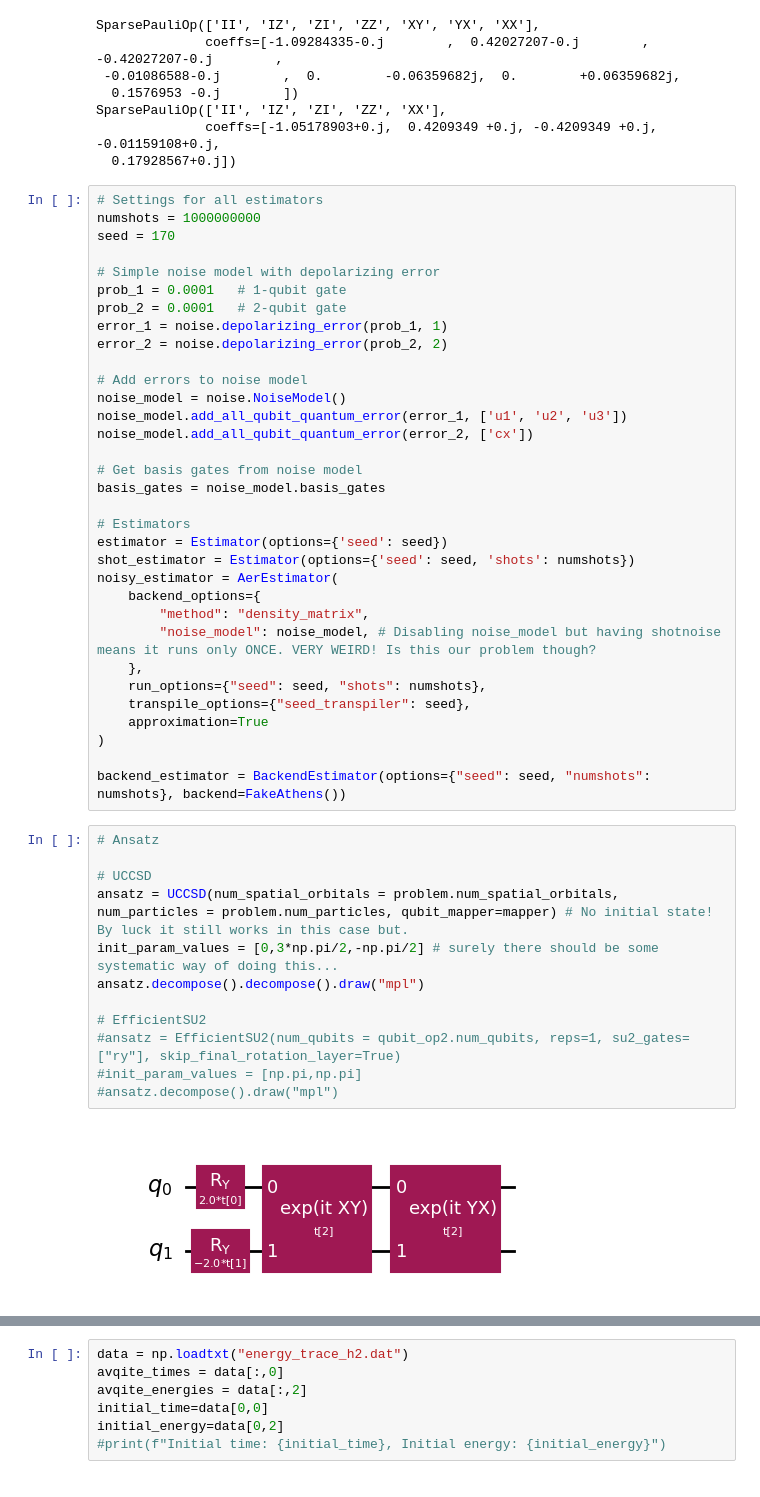
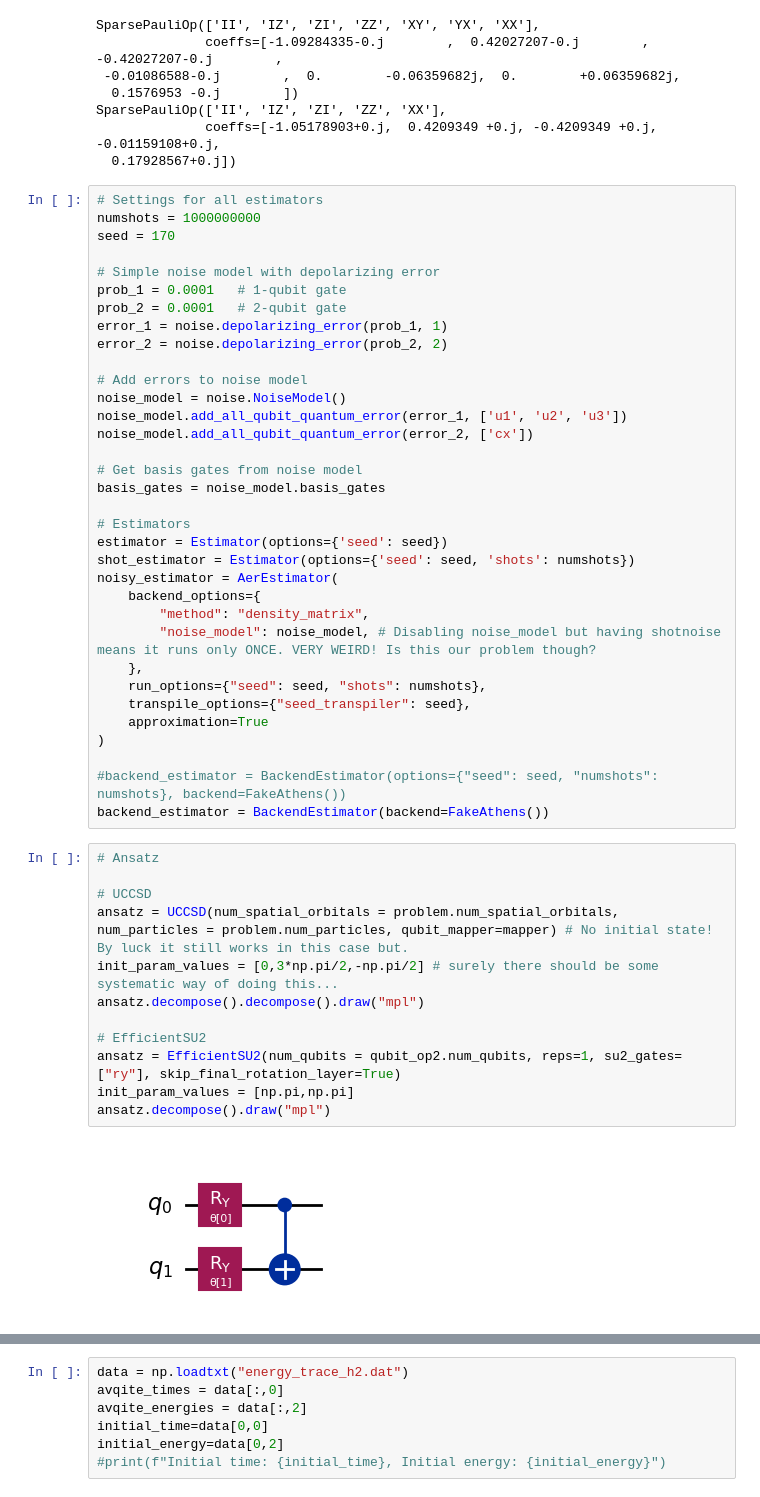
Before and after one commit to Magnusson6359/qiskit-algorithms, a Jupyter notebook: testing.ipynb, the cells around one changed output, grey strips where cells are left out. Cells and saved outputs as stored; diff of their text form.

```diff
--- a/testing.ipynb
+++ b/testing.ipynb
@@ -95,21 +95,22 @@ noisy_estimator = AerEstimator(
     approximation=True
 )
 
-backend_estimator = BackendEstimator(options={"seed": seed, "numshots": numshots}, backend=FakeAthens())
+#backend_estimator = BackendEstimator(options={"seed": seed, "numshots": numshots}, backend=FakeAthens())
+backend_estimator = BackendEstimator(backend=FakeAthens())
 # %%
 # Ansatz
 
 # UCCSD
 ansatz = UCCSD(num_spatial_orbitals = problem.num_spatial_orbitals, num_particles = problem.num_particles, qubit_mapper=mapper) # No initial state! By luck it still works in this case but.
 init_param_values = [0,3*np.pi/2,-np.pi/2] # surely there should be some systematic way of doing this...
 ansatz.decompose().decompose().draw("mpl")
 
 # EfficientSU2
-#ansatz = EfficientSU2(num_qubits = qubit_op2.num_qubits, reps=1, su2_gates=["ry"], skip_final_rotation_layer=True)
-#init_param_values = [np.pi,np.pi]
-#ansatz.decompose().draw("mpl")
+ansatz = EfficientSU2(num_qubits = qubit_op2.num_qubits, reps=1, su2_gates=["ry"], skip_final_rotation_layer=True)
+init_param_values = [np.pi,np.pi]
+ansatz.decompose().draw("mpl")
 # %% [output]
-[figure, old version]
+[figure, new version]
 # %%
 # Testing the initial state
 print(ansatz.num_parameters)
```
Also changed, not shown: parts of 8 cells of this notebook, 3 other files.
